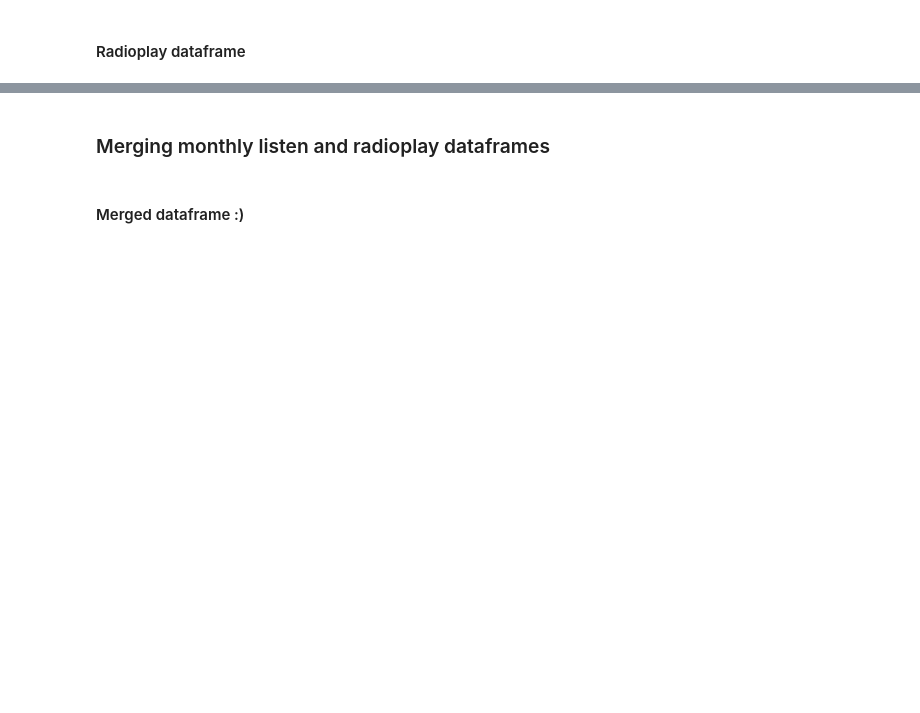
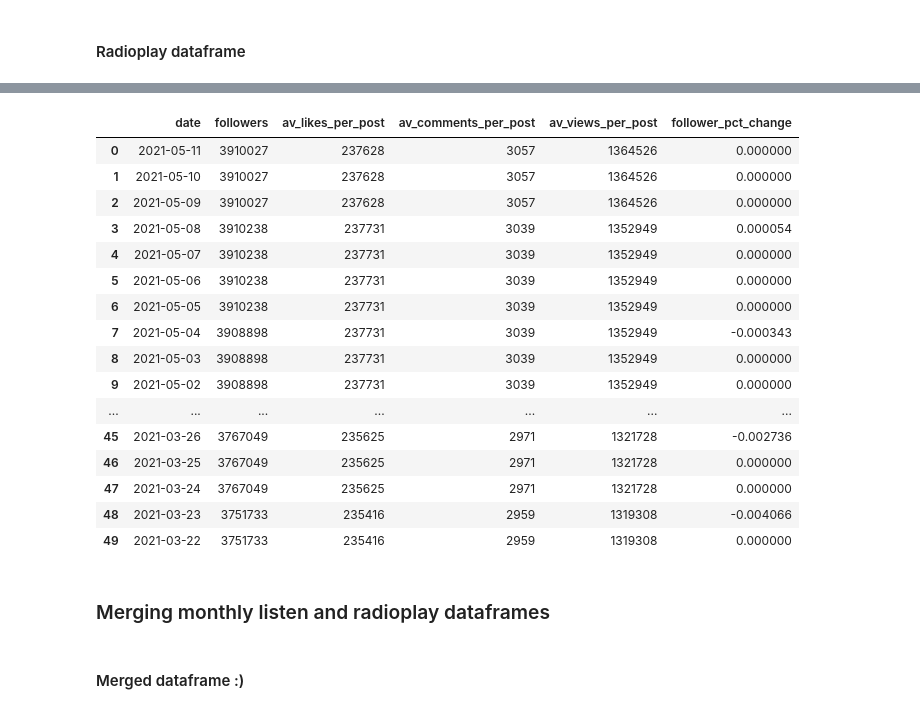
Before and after one commit to srs366/musicians_v_cancellation, a Jupyter notebook: notebooks/Mischa_API.ipynb, the cells around one changed output, grey strips where cells are left out. Drawn from its saved outputs; the diff is of its cells as text; code cells hidden in the pictures; blank space fills up the shorter version.

Commit message:
updated API package to include instagram dn tiktok data

```diff
--- a/notebooks/Mischa_API.ipynb
+++ b/notebooks/Mischa_API.ipynb
@@ -214,0 +218,9 @@ NameError: name 'radio_response' is not defined
+# %%
+tiktok_response= requests.get(
+    f"https://api.chartmetric.com/api/artist/{artist}/social-audience-stats"
+    ,headers = {"Authorization":f"Bearer {access_key}"}
+    ,params={'since': since_date
+            , 'until': until_date
+            , 'domain': 'instagram'
+            , 'audienceType':'followers'
+            , 'statsType':'stat'},).json()
@@ -215,3 +247,49 @@ NameError: name 'radio_response' is not defined
+# %%
+def tiktok_df_generator(tiktok_response):
+    insta_dict = {'date':[]
+                  ,'followers':[]
+                  ,'av_likes_per_post':[]
+                  ,'av_comments_per_post':[]
+                  ,'av_views_per_post':[]}
+
+    for response in tiktok_response['obj']:
+        insta_dict['date'].append(response['timestp'][0:10])
+        insta_dict['followers'].append(response['followers'])
+        insta_dict['av_likes_per_post'].append(response['avg_likes_per_post'])
+        insta_dict['av_comments_per_post'].append(response['avg_comments_per_post'])
+        insta_dict['av_views_per_post'].append(response['avg_views_per_post'])
+
+
+    # Turn dictionary into dateframe
+    tiktok_df = pd.DataFrame.from_dict(insta_dict)
+    # Create %-change column based on monthly listeners (compared to previous day)
+    tiktok_df['follower_pct_change'] = tiktok_df['followers'].pct_change(periods=1)
+    # Convert date column to datetime
+    tiktok_df['date'] = pd.to_datetime(tiktok_df['date'])
+    # Convert NAs to 0's
+    tiktok_df = tiktok_df.fillna(0)
+
+    return tiktok_df
+# %%
+tiktok_df_generator(tiktok_response)
+# %% [output]
+|  | date | followers | av_likes_per_post | av_comments_per_post | av_views_per_post | follower_pct_change |
+| 0 | 2021-05-11 | 3910027 | 237628 | 3057 | 1364526 | 0.000000 |
+| 1 | 2021-05-10 | 3910027 | 237628 | 3057 | 1364526 | 0.000000 |
+| 2 | 2021-05-09 | 3910027 | 237628 | 3057 | 1364526 | 0.000000 |
+| 3 | 2021-05-08 | 3910238 | 237731 | 3039 | 1352949 | 0.000054 |
+| 4 | 2021-05-07 | 3910238 | 237731 | 3039 | 1352949 | 0.000000 |
+| 5 | 2021-05-06 | 3910238 | 237731 | 3039 | 1352949 | 0.000000 |
+| 6 | 2021-05-05 | 3910238 | 237731 | 3039 | 1352949 | 0.000000 |
+| 7 | 2021-05-04 | 3908898 | 237731 | 3039 | 1352949 | -0.000343 |
+| 8 | 2021-05-03 | 3908898 | 237731 | 3039 | 1352949 | 0.000000 |
+| 9 | 2021-05-02 | 3908898 | 237731 | 3039 | 1352949 | 0.000000 |
+| ... | ... | ... | ... | ... | ... | ... |
+| 45 | 2021-03-26 | 3767049 | 235625 | 2971 | 1321728 | -0.002736 |
+| 46 | 2021-03-25 | 3767049 | 235625 | 2971 | 1321728 | 0.000000 |
+| 47 | 2021-03-24 | 3767049 | 235625 | 2971 | 1321728 | 0.000000 |
+| 48 | 2021-03-23 | 3751733 | 235416 | 2959 | 1319308 | -0.004066 |
+| 49 | 2021-03-22 | 3751733 | 235416 | 2959 | 1319308 | 0.000000 |
 # %% [markdown]
 ### Merging monthly listen and radioplay dataframes
 # %% [markdown]
```
Also changed, not shown: parts of 14 cells of this notebook, 4 other files.
